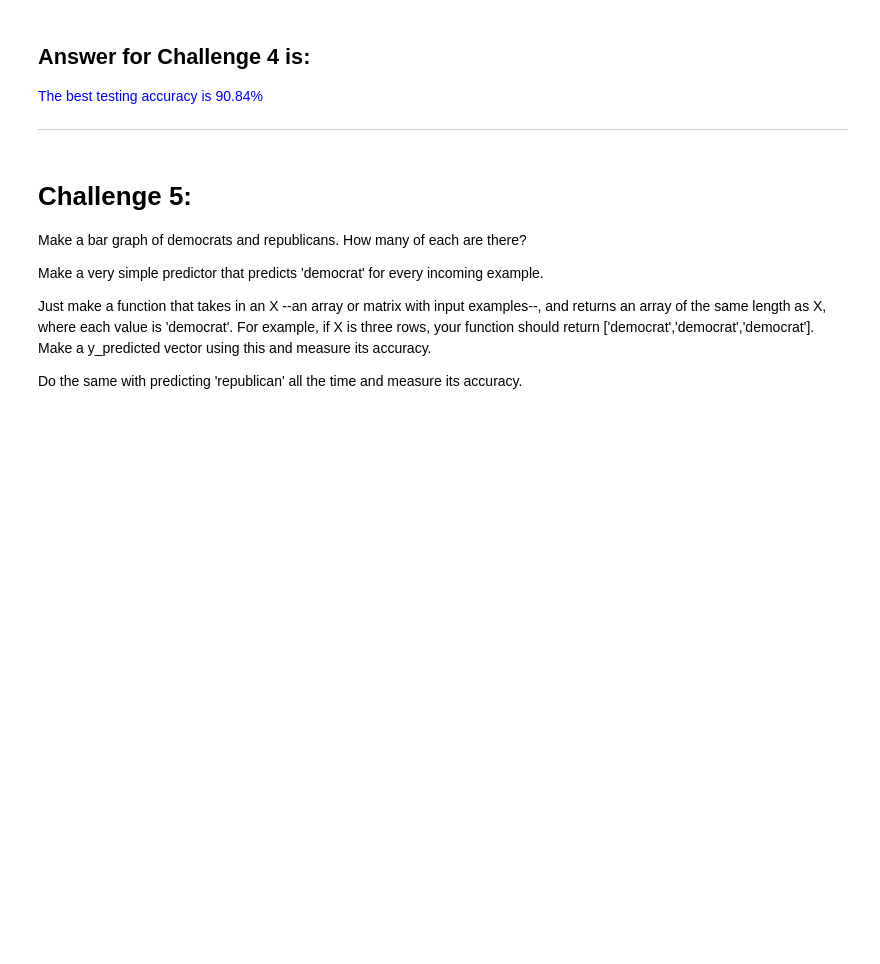
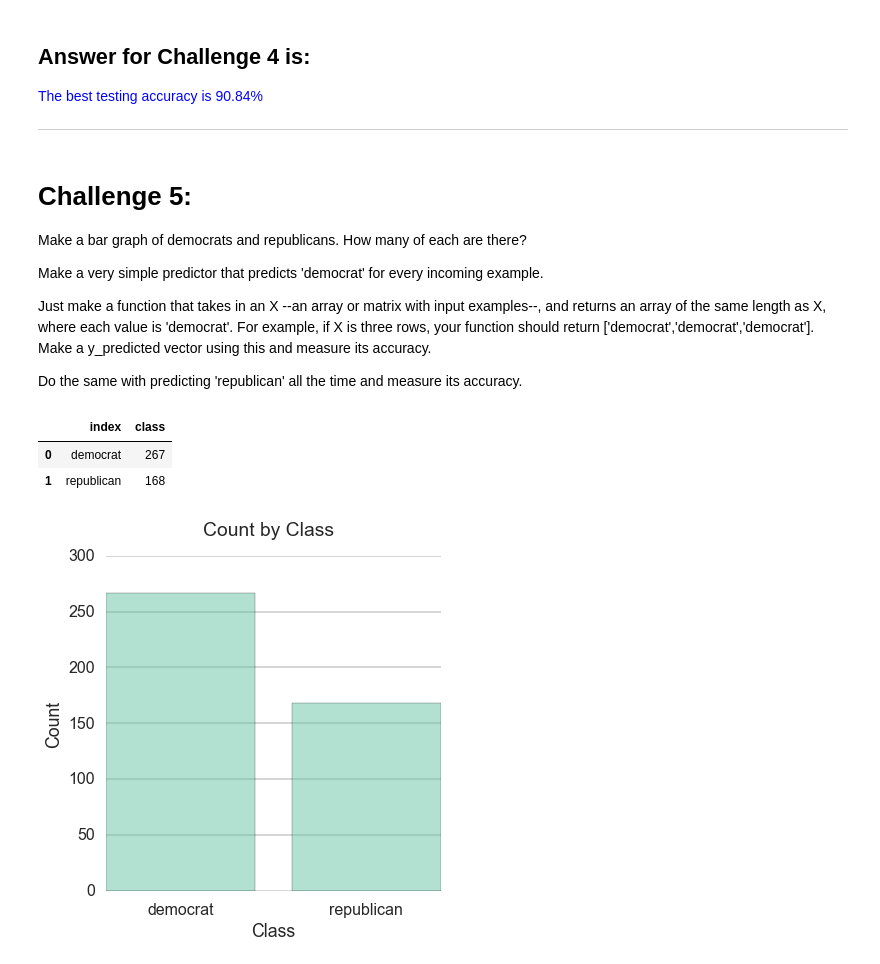
Before and after one commit to robinsones/dsp, a Jupyter notebook: challenges/submissions/05-classification/bryant/05-classification.ipynb, the cells around one changed output. Cells and saved outputs as stored; diff of their text form; code cells hidden in the pictures; blank space fills up the shorter version.

```diff
--- a/challenges/submissions/05-classification/bryant/05-classification.ipynb
+++ b/challenges/submissions/05-classification/bryant/05-classification.ipynb
@@ -47,7 +47,7 @@ import statsmodels.formula.api as smf
 # default plot stying changes
 import seaborn as sns
 sns.set_style("white")
-sns.set_context("poster", font_scale=1.25, rc={"lines.linewidth": 2.5})
+sns.set_context("poster", font_scale=1., rc={"lines.linewidth": 2.5})
 sns.set_palette("Set2")
 colors = sns.color_palette('Set2',12)
 # %%
@@ -239,3 +237,40 @@ Make a very simple predictor that predicts 'democrat' for every incoming example
 Just make a function that takes in an X --an array or matrix with input examples--, and returns an array of the same length as X, where each value is 'democrat'. For example, if X is three rows, your function should return ['democrat','democrat','democrat']. Make a y_predicted vector using this and measure its accuracy.
 
 Do the same with predicting 'republican' all the time and measure its accuracy.
+# %%
+cnts = df['class'].value_counts().to_frame().reset_index()
+cnts
+# %% [output]
+|  | index | class |
+| 0 | democrat | 267 |
+| 1 | republican | 168 |
+# %%
+# make figure
+fig = plt.figure(figsize=(6,6))
+ax = fig.add_subplot(111)
+
+# data
+classes = cnts['index'].values.tolist()
+counts = cnts['class'].values.tolist()
+y_pos = np.arange(len(classes))
+
+# chart
+ax.bar(y_pos, counts, align='center', alpha=0.5)
+plt.xticks(y_pos, classes)
+
+# labels/titles
+plt.suptitle('Count by Class')
+plt.ylabel('Count')
+plt.xlabel('Class')
+
+# remove border
+ax.spines["top"].set_visible(False)
+ax.spines["right"].set_visible(False)
+ax.spines["bottom"].set_visible(False)
+ax.spines["left"].set_visible(False)
+
+# show grid
+ax.yaxis.grid(True)
+plt.show()
+# %% [output]
+[figure, added]
```
Also changed, not shown: parts of 1 cell of this notebook.
